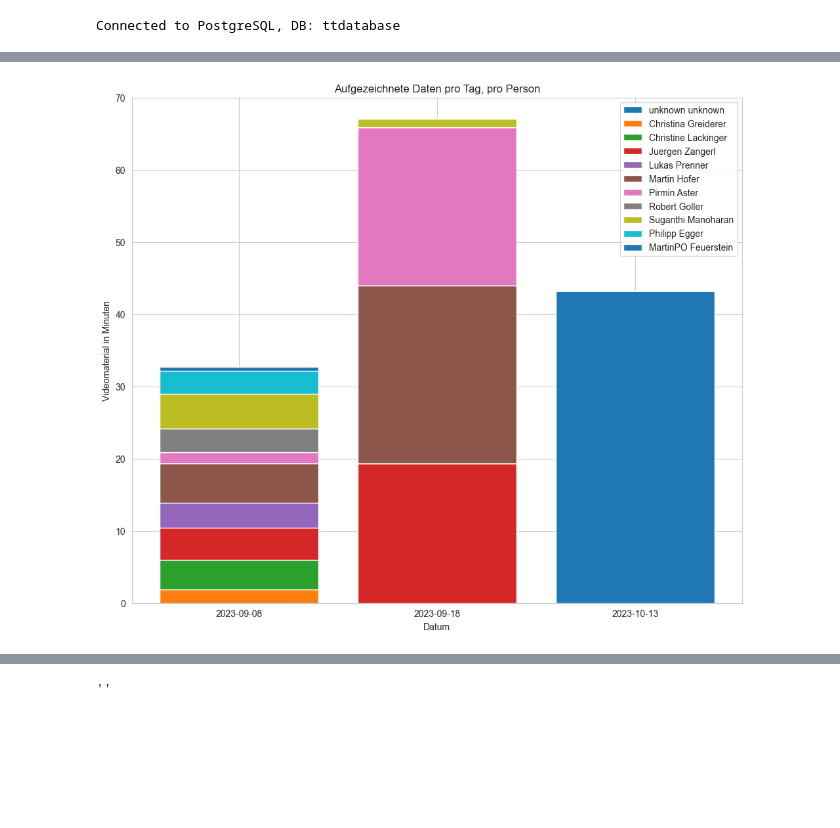
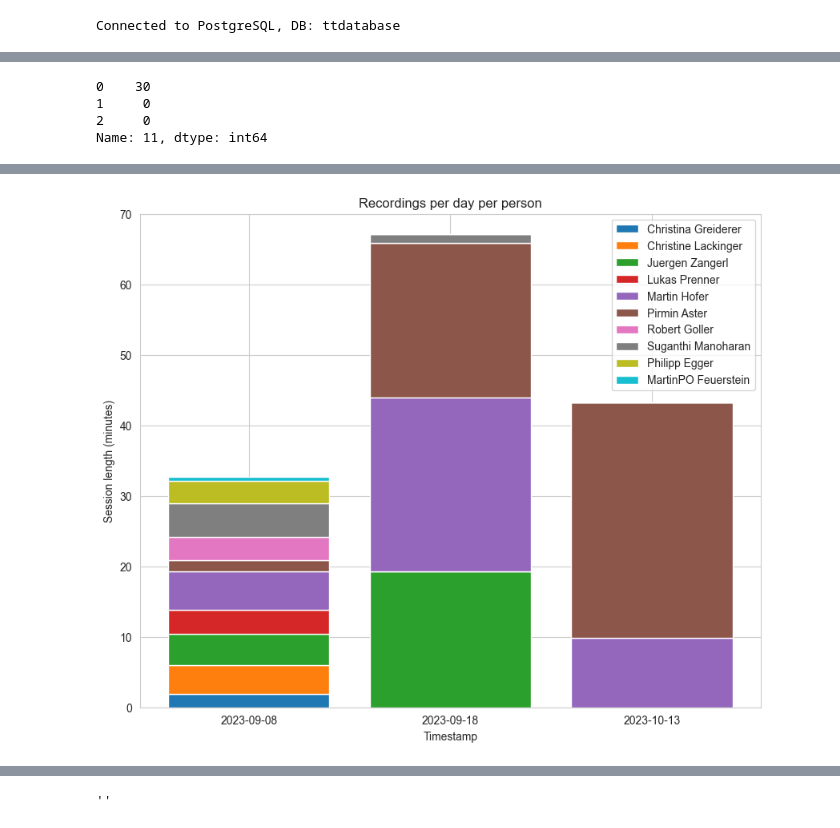
Before and after one commit to kaasimir/tensionterminator, a Jupyter notebook: notebooks/db_statistik/pdf_report.ipynb, the cells around one changed output, grey strips where cells are left out. Drawn from its saved outputs; the diff is of its cells as text; code cells hidden in the pictures; blank space fills up the shorter version.

```diff
--- a/notebooks/db_statistik/pdf_report.ipynb
+++ b/notebooks/db_statistik/pdf_report.ipynb
@@ -82,25 +123,25 @@ def get_user(id):
+# %%
+session_user_time_df[10 + 1]
+# %% [output]
+0    30
+1     0
+2     0
+Name: 11, dtype: int64
 # %%
-session_user_id_df_test = loop_df.groupby(loop_df['timestamp'].dt.date)['user_id'].unique()
-session_user_id_df_test1 = loop_df.groupby([loop_df['timestamp'].dt.date, 'user_id']).size().unstack(fill_value=0)
-session_user_time_df = loop_df.groupby([loop_df['timestamp'].dt.date, 'user_id'])['session_length'].sum().unstack(
-    fill_value=0)
-session_user_time_df = session_user_time_df.reset_index()
-users_df = table_to_df('users')
+title = 'Recordings per day per person'
 
-#label = ['label', 'no lable']
-plt.figure(figsize=(12, 10))
 bottom = np.zeros(3)
-
+plt.figure(figsize=(10,8))
 for x in range(loop_df['user_id'].nunique()):
-    plt.bar(session_user_time_df['timestamp'].astype(str), session_user_time_df[x + 1] / 60, label=f"{get_user(x + 1)}",
+    plt.bar(session_user_time_df['timestamp'].astype(str), session_user_time_df[x + 2] / 60, label=f"{get_user(x + 2)}",
             bottom=bottom)
-    bottom += session_user_time_df[x + 1] / 60
+    bottom += session_user_time_df[x + 2] / 60
 #plt.bar(grouped_df['timestamp'].astype(str), grouped_df['labeled']/60, label='label')
-plt.xlabel('Datum')
-plt.ylabel('Videomaterial in Minuten')
+plt.xlabel('Timestamp')
+plt.ylabel('Session length (minutes)')
 plt.ylim(0, 70)
-plt.title('Aufgezeichnete Daten pro Tag, pro Person')
+plt.title(title)
 plt.legend()
 
-plt.savefig('diagrams/person_per_day.png')
+plt.savefig(f"diagrams/{title}.png")
 # %% [output]
@@ -124,4 +165,4 @@ FROM users
-[figure, old version]
+[figure, new version]
 # %%
 plotter.plot('bodyside')
 # %% [output]
```
Also changed, not shown: parts of 15 cells of this notebook, 5 other files.
